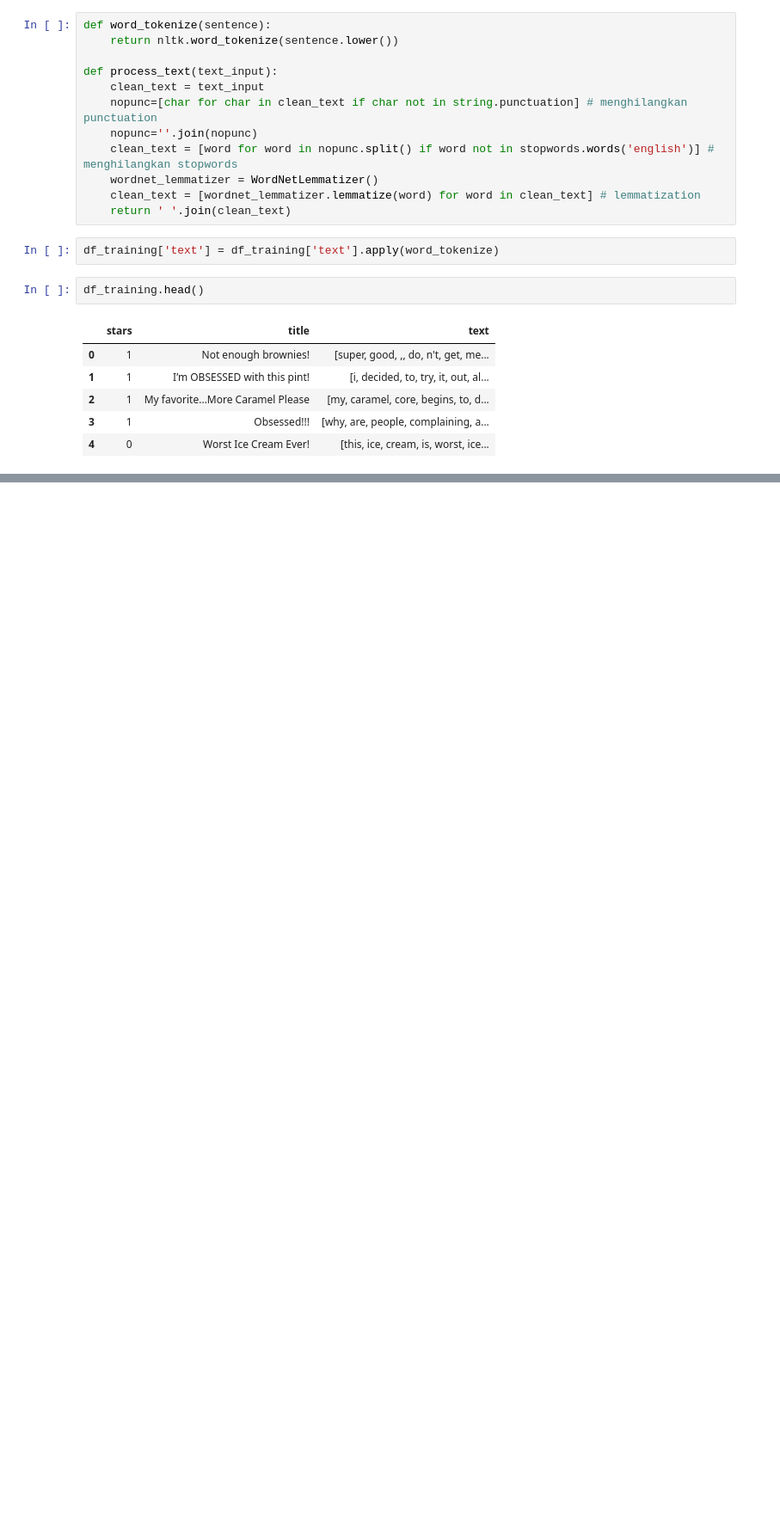
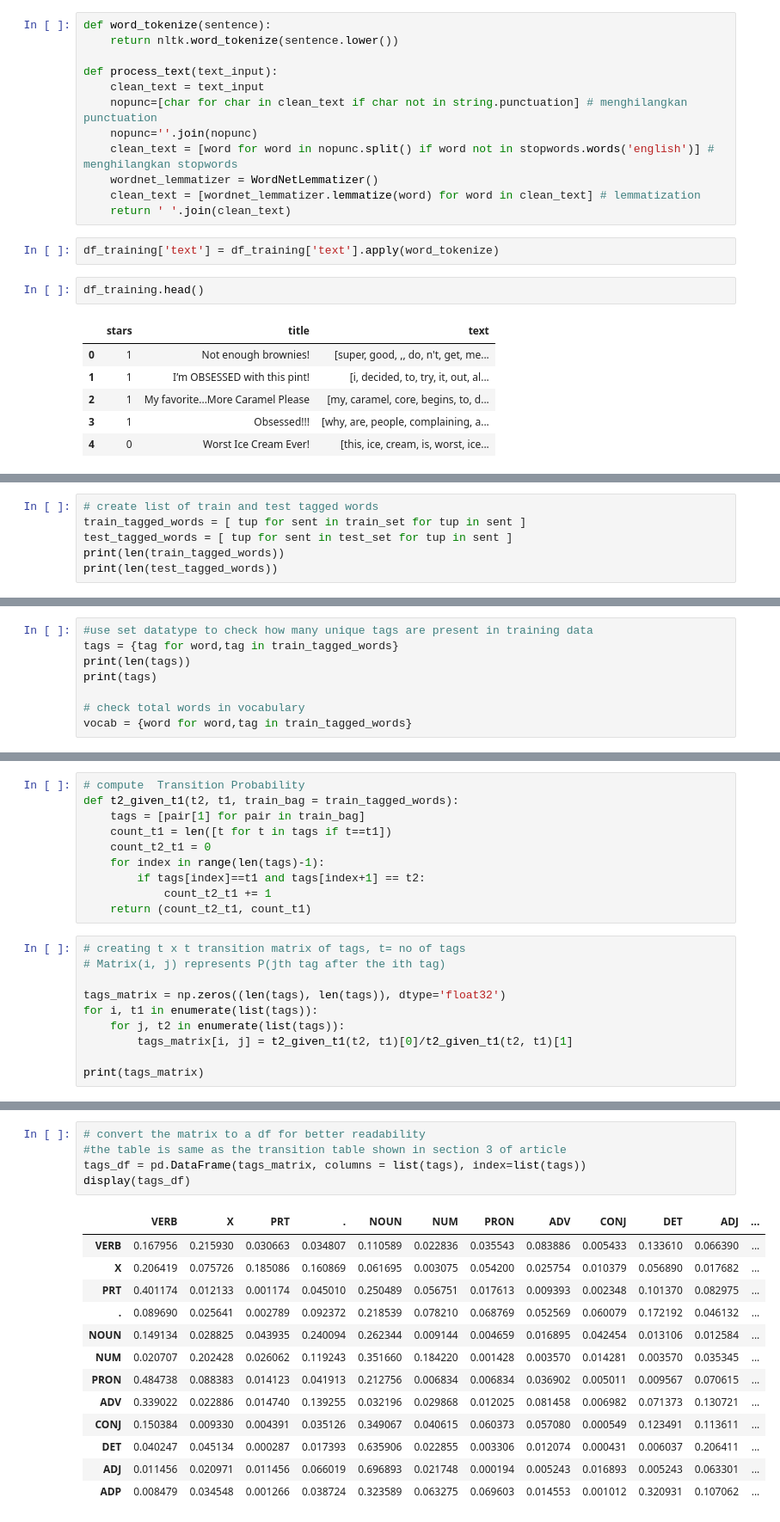
Before and after one commit to akmalamka/NLPIceCream, a Jupyter notebook: notebook.ipynb, the cells around one changed output, grey strips where cells are left out. Shown at 86% size. Drawn from its saved outputs; the diff is of its cells as text; blank space fills up the shorter version.

```diff
--- a/notebook.ipynb
+++ b/notebook.ipynb
@@ -125,0 +175,6 @@ df_training.head()
+# %%
+# create list of train and test tagged words
+train_tagged_words = [ tup for sent in train_set for tup in sent ]
+test_tagged_words = [ tup for sent in test_set for tup in sent ]
+print(len(train_tagged_words))
+print(len(test_tagged_words))
@@ -125,0 +197,8 @@ df_training.head()
+# %%
+#use set datatype to check how many unique tags are present in training data
+tags = {tag for word,tag in train_tagged_words}
+print(len(tags))
+print(tags)
+
+# check total words in vocabulary
+vocab = {word for word,tag in train_tagged_words}
@@ -125,0 +233,20 @@ df_training.head()
+# %%
+# compute  Transition Probability
+def t2_given_t1(t2, t1, train_bag = train_tagged_words):
+    tags = [pair[1] for pair in train_bag]
+    count_t1 = len([t for t in tags if t==t1])
+    count_t2_t1 = 0
+    for index in range(len(tags)-1):
+        if tags[index]==t1 and tags[index+1] == t2:
+            count_t2_t1 += 1
+    return (count_t2_t1, count_t1)
+# %%
+# creating t x t transition matrix of tags, t= no of tags
+# Matrix(i, j) represents P(jth tag after the ith tag)
+
+tags_matrix = np.zeros((len(tags), len(tags)), dtype='float32')
+for i, t1 in enumerate(list(tags)):
+    for j, t2 in enumerate(list(tags)):
+        tags_matrix[i, j] = t2_given_t1(t2, t1)[0]/t2_given_t1(t2, t1)[1]
+
+print(tags_matrix)
@@ -125,0 +271,19 @@ df_training.head()
+# %%
+# convert the matrix to a df for better readability
+#the table is same as the transition table shown in section 3 of article
+tags_df = pd.DataFrame(tags_matrix, columns = list(tags), index=list(tags))
+display(tags_df)
+# %% [output]
+|  | VERB | X | PRT | . | NOUN | NUM | PRON | ADV | CONJ | DET | ADJ | ... |
+| VERB | 0.167956 | 0.215930 | 0.030663 | 0.034807 | 0.110589 | 0.022836 | 0.035543 | 0.083886 | 0.005433 | 0.133610 | 0.066390 | ... |
+| X | 0.206419 | 0.075726 | 0.185086 | 0.160869 | 0.061695 | 0.003075 | 0.054200 | 0.025754 | 0.010379 | 0.056890 | 0.017682 | ... |
+| PRT | 0.401174 | 0.012133 | 0.001174 | 0.045010 | 0.250489 | 0.056751 | 0.017613 | 0.009393 | 0.002348 | 0.101370 | 0.082975 | ... |
+| . | 0.089690 | 0.025641 | 0.002789 | 0.092372 | 0.218539 | 0.078210 | 0.068769 | 0.052569 | 0.060079 | 0.172192 | 0.046132 | ... |
+| NOUN | 0.149134 | 0.028825 | 0.043935 | 0.240094 | 0.262344 | 0.009144 | 0.004659 | 0.016895 | 0.042454 | 0.013106 | 0.012584 | ... |
+| NUM | 0.020707 | 0.202428 | 0.026062 | 0.119243 | 0.351660 | 0.184220 | 0.001428 | 0.003570 | 0.014281 | 0.003570 | 0.035345 | ... |
+| PRON | 0.484738 | 0.088383 | 0.014123 | 0.041913 | 0.212756 | 0.006834 | 0.006834 | 0.036902 | 0.005011 | 0.009567 | 0.070615 | ... |
+| ADV | 0.339022 | 0.022886 | 0.014740 | 0.139255 | 0.032196 | 0.029868 | 0.012025 | 0.081458 | 0.006982 | 0.071373 | 0.130721 | ... |
+| CONJ | 0.150384 | 0.009330 | 0.004391 | 0.035126 | 0.349067 | 0.040615 | 0.060373 | 0.057080 | 0.000549 | 0.123491 | 0.113611 | ... |
+| DET | 0.040247 | 0.045134 | 0.000287 | 0.017393 | 0.635906 | 0.022855 | 0.003306 | 0.012074 | 0.000431 | 0.006037 | 0.206411 | ... |
+| ADJ | 0.011456 | 0.020971 | 0.011456 | 0.066019 | 0.696893 | 0.021748 | 0.000194 | 0.005243 | 0.016893 | 0.005243 | 0.063301 | ... |
+| ADP | 0.008479 | 0.034548 | 0.001266 | 0.038724 | 0.323589 | 0.063275 | 0.069603 | 0.014553 | 0.001012 | 0.320931 | 0.107062 | ... |
```
Also changed, not shown: parts of 25 cells of this notebook.
